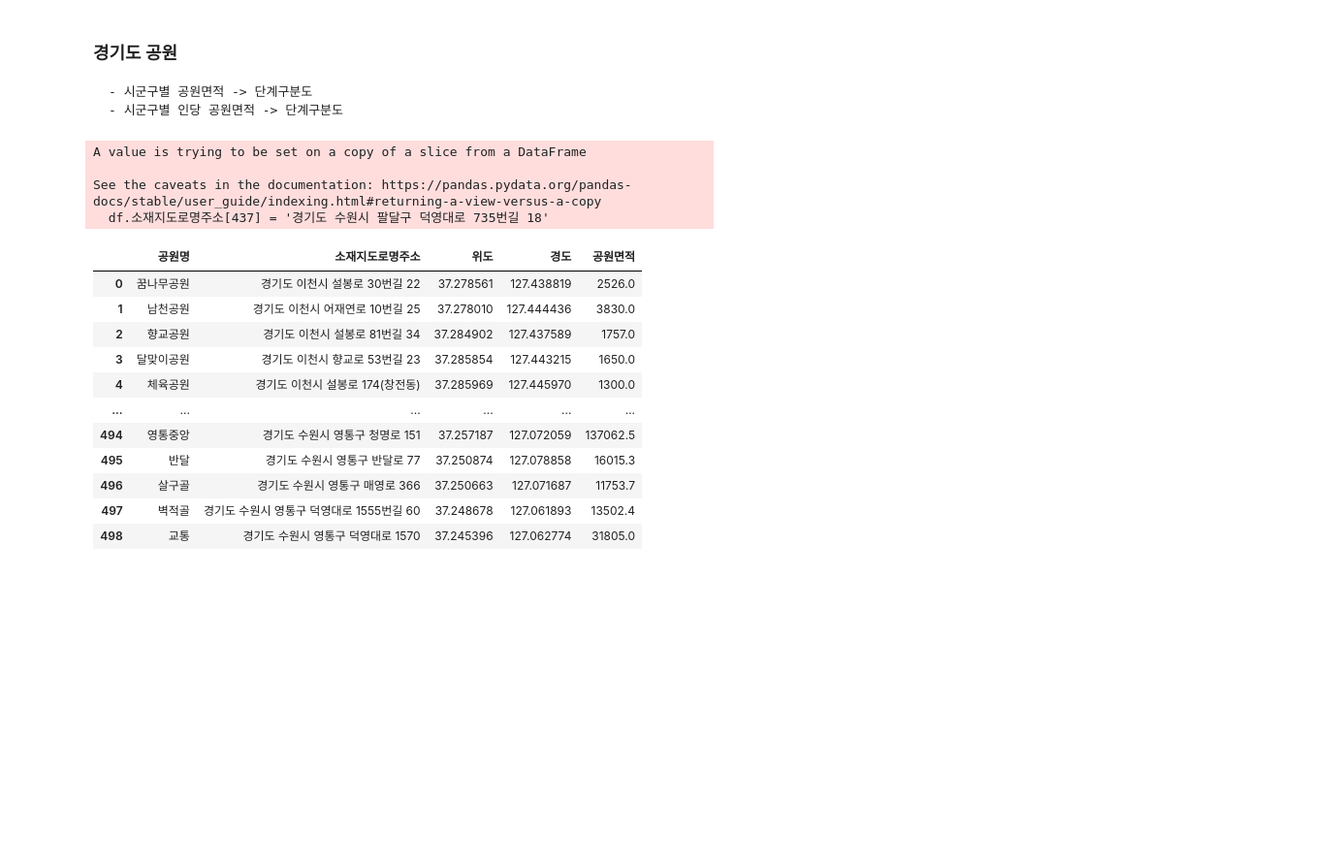
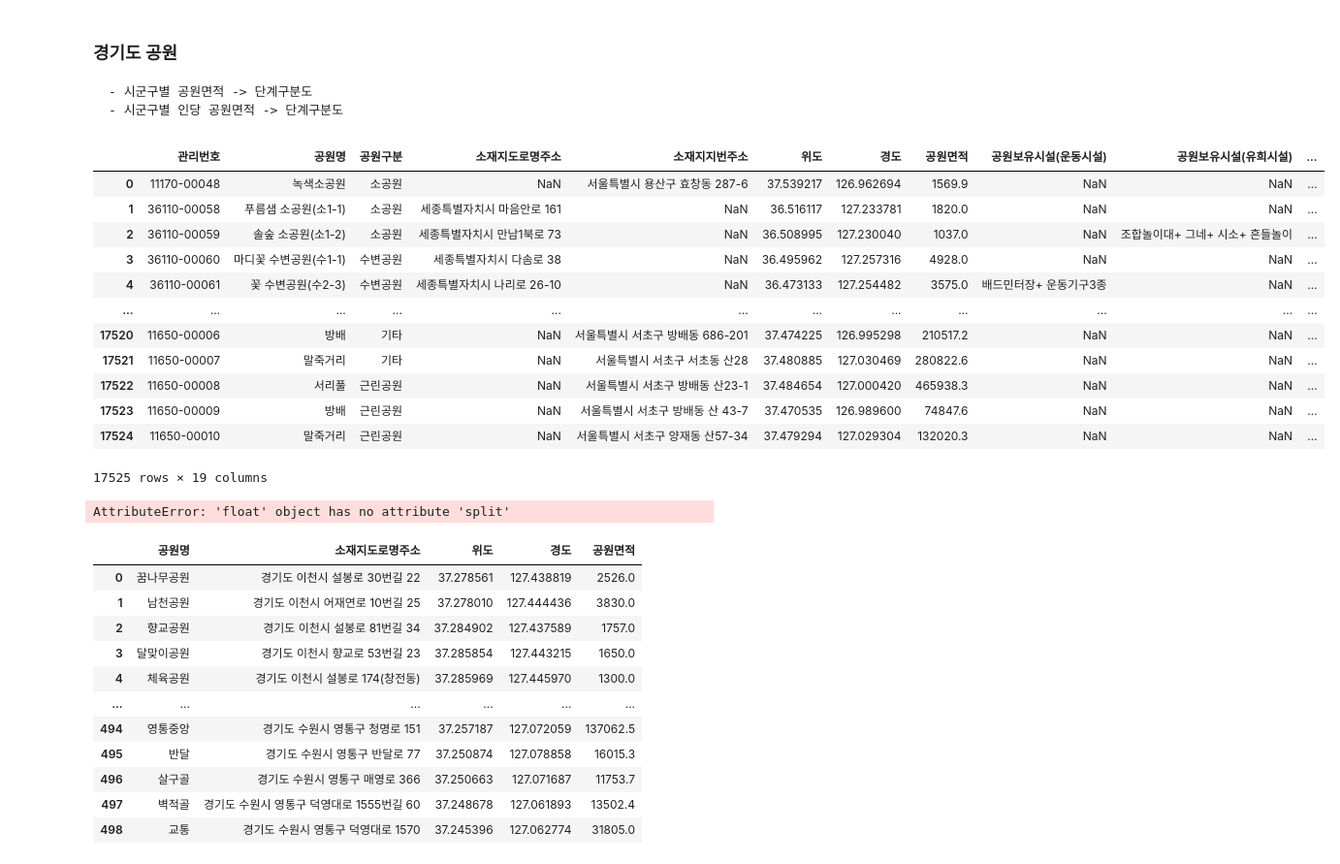
Before and after one commit to rawmouse96/DataAnalysis, a Jupyter notebook: 04.지도시각화/과제/04210423.ipynb, the cells around one changed output. Shown at 97% size. Saved outputs shown, nothing was run; the diff lists cells and outputs as text; code cells hidden in the pictures; blank space fills up the shorter version.

```diff
--- a/04.지도시각화/과제/04210423.ipynb
+++ b/04.지도시각화/과제/04210423.ipynb
@@ -13,13 +13,29 @@ import seaborn as sns
 plt.rcParams['font.family'] = 'Malgun Gothic'
 plt.rcParams['axes.unicode_minus'] = False
 # %%
-df = pd.read_csv('../data/경기도공원0421.csv', encoding='euc-kr')
-df.소재지도로명주소[437] = '경기도 수원시 팔달구 덕영대로 735번길 18'
+df = pd.read_csv('../data/전국도시공원정보표준데이터.csv', encoding='euc-kr')
+# df.소재지도로명주소[437] = '경기도 수원시 팔달구 덕영대로 735번길 18'
+df
 # %% [output]
+|  | 관리번호 | 공원명 | 공원구분 | 소재지도로명주소 | 소재지지번주소 | 위도 | 경도 | 공원면적 | 공원보유시설(운동시설) | 공원보유시설(유희시설) | ... |
+| 0 | 11170-00048 | 녹색소공원 | 소공원 | NaN | 서울특별시 용산구 효창동 287-6 | 37.539217 | 126.962694 | 1569.9 | NaN | NaN | ... |
+| 1 | 36110-00058 | 푸름샘 소공원(소1-1) | 소공원 | 세종특별자치시 마음안로 161 | NaN | 36.516117 | 127.233781 | 1820.0 | NaN | NaN | ... |
+| 2 | 36110-00059 | 솔숲 소공원(소1-2) | 소공원 | 세종특별자치시 만남1북로 73 | NaN | 36.508995 | 127.230040 | 1037.0 | NaN | 조합놀이대+ 그네+ 시소+ 흔들놀이 | ... |
+| 3 | 36110-00060 | 마디꽃 수변공원(수1-1) | 수변공원 | 세종특별자치시 다솜로 38 | NaN | 36.495962 | 127.257316 | 4928.0 | NaN | NaN | ... |
+| 4 | 36110-00061 | 꽃 수변공원(수2-3) | 수변공원 | 세종특별자치시 나리로 26-10 | NaN | 36.473133 | 127.254482 | 3575.0 | 배드민터장+ 운동기구3종 | NaN | ... |
+| ... | ... | ... | ... | ... | ... | ... | ... | ... | ... | ... | ... |
+| 17520 | 11650-00006 | 방배 | 기타 | NaN | 서울특별시 서초구 방배동 686-201 | 37.474225 | 126.995298 | 210517.2 | NaN | NaN | ... |
+| 17521 | 11650-00007 | 말죽거리 | 기타 | NaN | 서울특별시 서초구 서초동 산28 | 37.480885 | 127.030469 | 280822.6 | NaN | NaN | ... |
+| 17522 | 11650-00008 | 서리풀 | 근린공원 | NaN | 서울특별시 서초구 방배동 산23-1 | 37.484654 | 127.000420 | 465938.3 | NaN | NaN | ... |
+| 17523 | 11650-00009 | 방배 | 근린공원 | NaN | 서울특별시 서초구 방배동 산 43-7 | 37.470535 | 126.989600 | 74847.6 | NaN | NaN | ... |
+| 17524 | 11650-00010 | 말죽거리 | 근린공원 | NaN | 서울특별시 서초구 양재동 산57-34 | 37.479294 | 127.029304 | 132020.3 | NaN | NaN | ... |
-A value is trying to be set on a copy of a slice from a DataFrame
-
-See the caveats in the documentation: https://pandas.pydata.org/pandas-docs/stable/user_guide/indexing.html#returning-a-view-versus-a-copy
-  df.소재지도로명주소[437] = '경기도 수원시 팔달구 덕영대로 735번길 18'
+17525 rows × 19 columns
+# %%
+for index in df.index:
+    df= df[df.소재지도로명주소[index].split()[0] == '경기도']
+df
+# %% [output]
+AttributeError: 'float' object has no attribute 'split'
 # %%
 # 필요한 컬럼 filtering
 df = df['공원명 소재지도로명주소 위도 경도 공원면적'.split(' ')]
```
Also changed, not shown: parts of 11 cells of this notebook, 12 other files.
